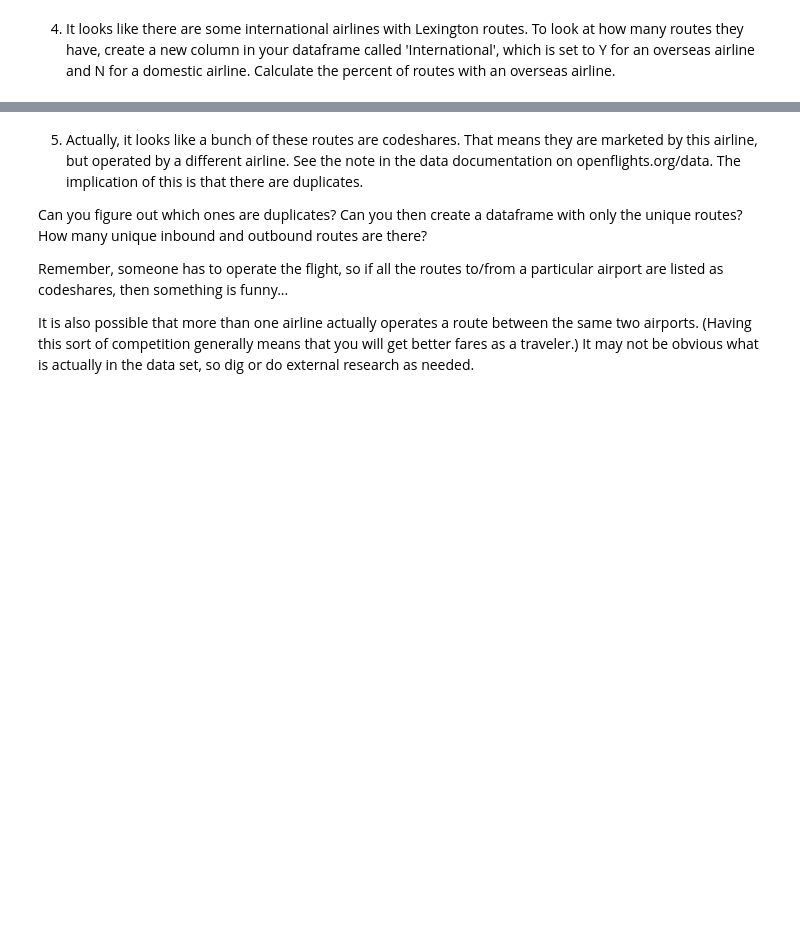
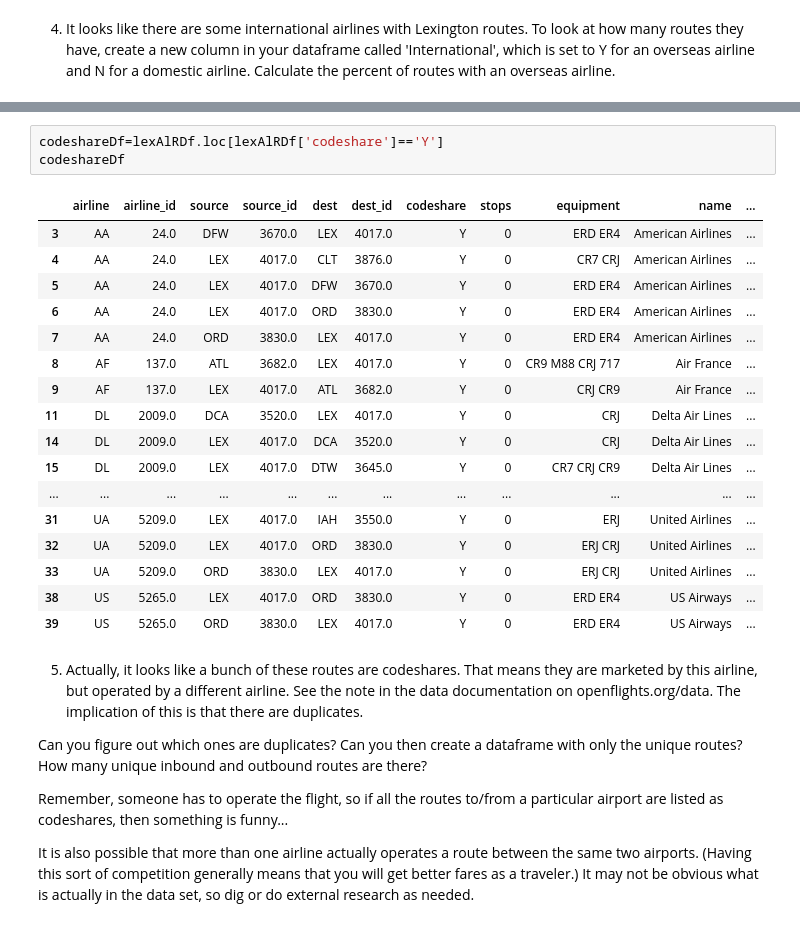
Before and after one commit to uky-transport-data-science/ce599, a Jupyter notebook: 9-Data Wrangling/open-flights.ipynb, the cells around one changed output, grey strips where cells are left out. Cells and saved outputs as stored; diff of their text form; blank space fills up the shorter version.

```diff
--- a/9-Data Wrangling/open-flights.ipynb
+++ b/9-Data Wrangling/open-flights.ipynb
@@ -172,3 +235,24 @@ How many routes does each airline have?  The value_counts() method may be useful
+# %%
+codeshareDf=lexAlRDf.loc[lexAlRDf['codeshare']=='Y']
+codeshareDf
+# %% [output]
+|  | airline | airline_id | source | source_id | dest | dest_id | codeshare | stops | equipment | name | ... |
+| 3 | AA | 24.0 | DFW | 3670.0 | LEX | 4017.0 | Y | 0 | ERD ER4 | American Airlines | ... |
+| 4 | AA | 24.0 | LEX | 4017.0 | CLT | 3876.0 | Y | 0 | CR7 CRJ | American Airlines | ... |
+| 5 | AA | 24.0 | LEX | 4017.0 | DFW | 3670.0 | Y | 0 | ERD ER4 | American Airlines | ... |
+| 6 | AA | 24.0 | LEX | 4017.0 | ORD | 3830.0 | Y | 0 | ERD ER4 | American Airlines | ... |
+| 7 | AA | 24.0 | ORD | 3830.0 | LEX | 4017.0 | Y | 0 | ERD ER4 | American Airlines | ... |
+| 8 | AF | 137.0 | ATL | 3682.0 | LEX | 4017.0 | Y | 0 | CR9 M88 CRJ 717 | Air France | ... |
+| 9 | AF | 137.0 | LEX | 4017.0 | ATL | 3682.0 | Y | 0 | CRJ CR9 | Air France | ... |
+| 11 | DL | 2009.0 | DCA | 3520.0 | LEX | 4017.0 | Y | 0 | CRJ | Delta Air Lines | ... |
+| 14 | DL | 2009.0 | LEX | 4017.0 | DCA | 3520.0 | Y | 0 | CRJ | Delta Air Lines | ... |
+| 15 | DL | 2009.0 | LEX | 4017.0 | DTW | 3645.0 | Y | 0 | CR7 CRJ CR9 | Delta Air Lines | ... |
+| ... | ... | ... | ... | ... | ... | ... | ... | ... | ... | ... | ... |
+| 31 | UA | 5209.0 | LEX | 4017.0 | IAH | 3550.0 | Y | 0 | ERJ | United Airlines | ... |
+| 32 | UA | 5209.0 | LEX | 4017.0 | ORD | 3830.0 | Y | 0 | ERJ CRJ | United Airlines | ... |
+| 33 | UA | 5209.0 | ORD | 3830.0 | LEX | 4017.0 | Y | 0 | ERJ CRJ | United Airlines | ... |
+| 38 | US | 5265.0 | LEX | 4017.0 | ORD | 3830.0 | Y | 0 | ERD ER4 | US Airways | ... |
+| 39 | US | 5265.0 | ORD | 3830.0 | LEX | 4017.0 | Y | 0 | ERD ER4 | US Airways | ... |
 # %% [markdown]
 5) Actually, it looks like a bunch of these routes are codeshares.  That means they are marketed by this airline, but operated by a different airline.  See the note in the data documentation on openflights.org/data.  The implication of this is that there are duplicates.
 
```
Also changed, not shown: parts of 9 cells of this notebook.
